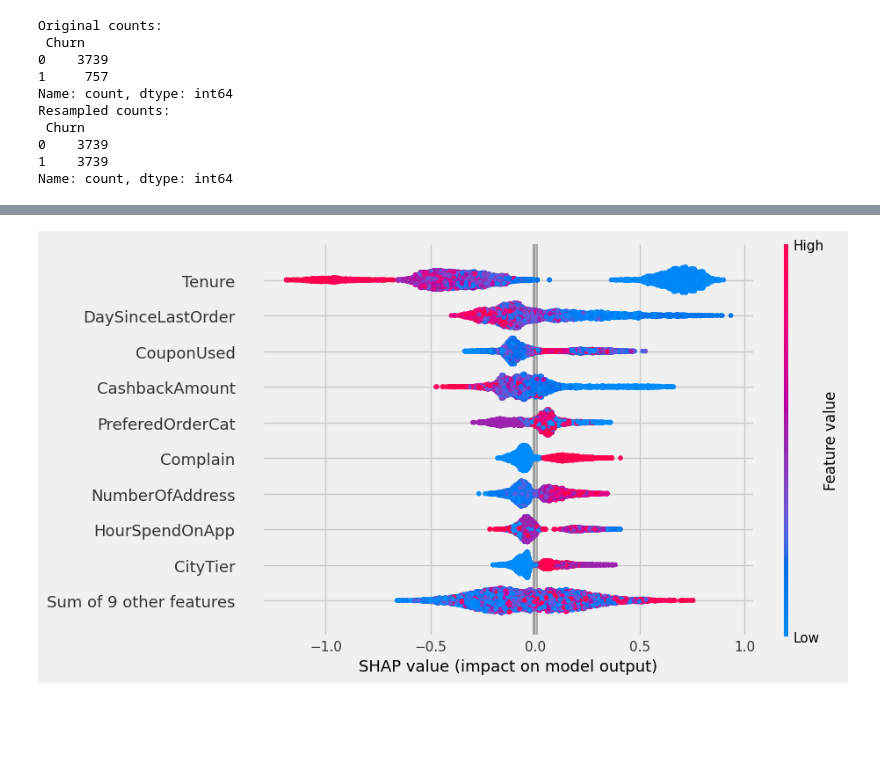
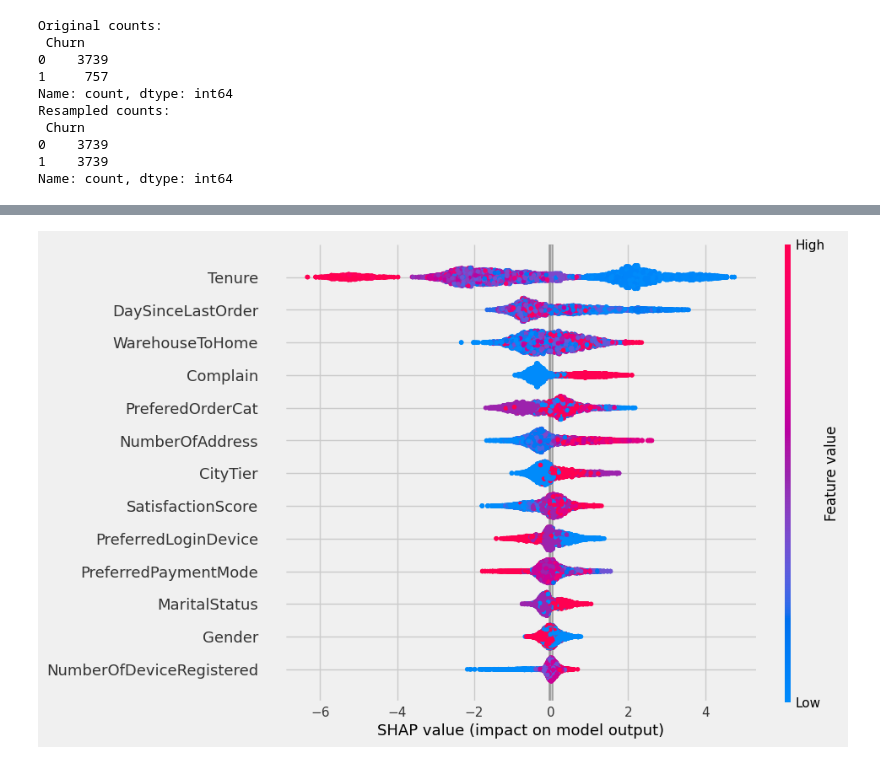
Before and after one commit to Emirhankayar/churnpred, a Jupyter notebook: ChurnPred.ipynb, the cells around one changed output, grey strips where cells are left out. Drawn from its saved outputs; the diff is of its cells as text; code cells hidden in the pictures; blank space fills up the shorter version.

Commit message:
statistical tests

```diff
--- a/ChurnPred.ipynb
+++ b/ChurnPred.ipynb
@@ -483,3 +525,18 @@ print(summary.head())
+# %%
+selected_numerical = [
+    'Tenure', 'Complain', 'DaySinceLastOrder',
+    'NumberOfDeviceRegistered', 'SatisfactionScore',
+    'CityTier', 'WarehouseToHome', 'NumberOfAddress', 'Churn'
+]
+
+selected_categorical = [
+    'PreferredLoginDevice', 'PreferredPaymentMode', 'Gender',
+    'PreferedOrderCat', 'MaritalStatus'
+]
+
+selected_features = selected_numerical + selected_categorical
+
+df_clean = df_features[selected_features].copy()
 # %%
 import numpy as np
 import pandas as pd
@@ -509,6 +564,6 @@ Index(['CustomerID', 'Churn', 'Tenure', 'PreferredLoginDevice', 'CityTier',
 from sklearn.model_selection import train_test_split
 
 df_train = df_clean.copy()
-X_train =  df_train.drop(columns=["CustomerID", "Churn"])
-y_train= df_train["Churn"]
-X_train, X_eval, y_train, y_eval = train_test_split(X_train, y_train, stratify=y_train, test_size=0.2, random_state=42)
+X = df_train.drop(columns=["Churn"])
+y = df_train["Churn"]
+X_train, X_eval, y_train, y_eval = train_test_split(X, y, stratify=y, test_size=0.2, random_state=42)
@@ -643,13 +711,10 @@ scores_df
 # %%
-# print the JS visualization code to the notebook
-
 import shap
 shap.initjs()
 
 explainer = shap.TreeExplainer(xgb_best)
-shap_values =  explainer(X_train,y_train)
-
-shap.plots.beeswarm(shap_values)
+shap_values =  explainer(X_train)
+shap.plots.beeswarm(shap_values, max_display=None)
 # %% [output]
 [interactive output not drawn]
-[figure, old version]
+[figure, new version]
```
Also changed, not shown: parts of 12 cells of this notebook.
